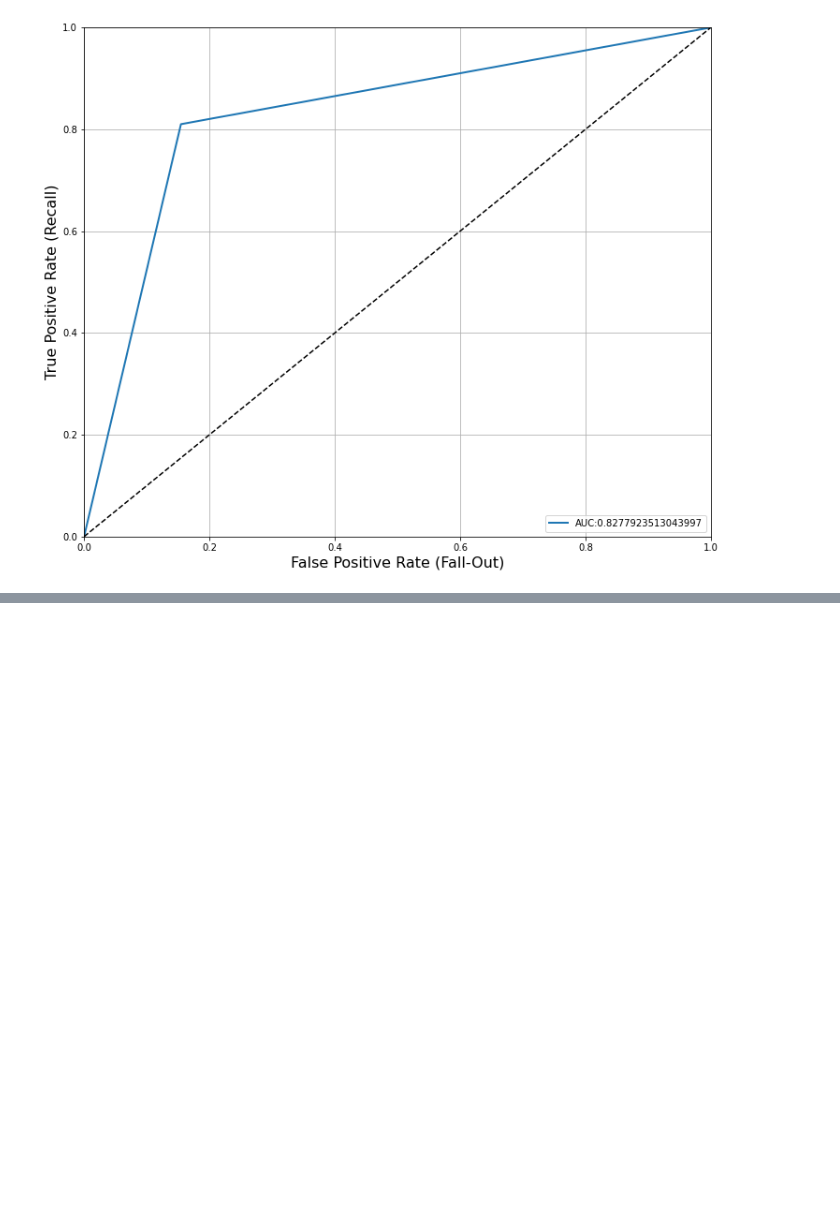
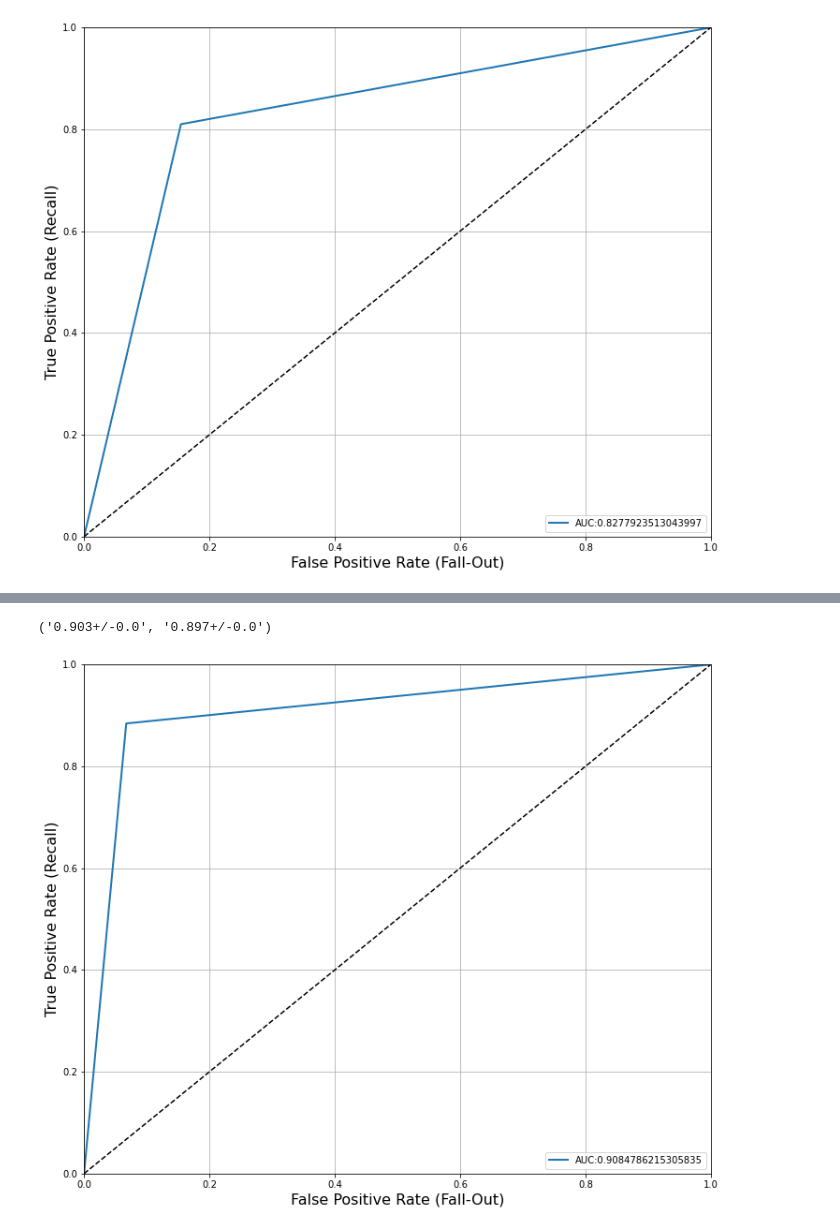
Before and after one commit to jorgecompleto/Churn-Supervised-Learning-Project, a Jupyter notebook: Churn Classifier - Supervised Learning.ipynb, the cells around one changed output, grey strips where cells are left out. Saved outputs shown, nothing was run; the diff lists cells and outputs as text; code cells hidden in the pictures; blank space fills up the shorter version.

```diff
--- a/Churn Classifier - Supervised Learning.ipynb
+++ b/Churn Classifier - Supervised Learning.ipynb
@@ -1282,0 +1699,2 @@ model = SVC(C = 50)
+# %%
+rfc = RandomForestClassifier(max_depth = 7)
@@ -1282,0 +1748,14 @@ model = SVC(C = 50)
+# %%
+max_depth_lst = [1,2,3,4,5,6,7,8,9,10,11]
+score_train_2 = []
+score_val_2 = []
+for i in max_depth_lst:
+    rfc = RandomForestClassifier(max_depth = i)
+    rfc.fit(X_train_scaled_rf, y_train)
+    run_train = rfc.score(X_train_scaled_rf, y_train)
+    run_val = rfc.score(X_val_scaled_rf, y_val)
+    score_train_2.append(run_train)
+    score_val_2.append(run_val)
+
+print(score_train_2)
+print(score_val_2)
@@ -1282,0 +1932,4 @@ model = SVC(C = 50)
+# %%
+rfc_opt = RandomForestClassifier(n_estimators = 150, max_depth = 7)
+rfc_opt.fit(X_train_scaled_rf, y_train)
+y_pred = rfc_opt.predict(X_val_scaled_rf)
@@ -1282,0 +2067,33 @@ model = SVC(C = 50)
+# %%
+from sklearn.model_selection import StratifiedKFold
+
+compare_models(X, y, RandomForestClassifier(n_estimators = 150, max_depth = 7))
+# %% [output]
+('0.903+/-0.0', '0.897+/-0.0')
+# %%
+from sklearn.metrics import roc_curve, roc_auc_score
+
+
+y_pred = rfc_opt.predict(X_val_scaled_rf)
+fpr, tpr, thresholds = roc_curve(y_val, y_pred)
+auc = roc_auc_score(y_val, y_pred)
+# %%
+def plot_roc_curve(fpr, tpr, label = 'AUC= ' + str(auc)):
+    plt.plot(fpr, tpr, linewidth = 2, label = label)
+    plt.plot([0, 1], [0, 1], 'k--') # dashed diagonal
+    plt.axis([0, 1, 0, 1])
+    plt.xlabel('False Positive Rate (Fall-Out)', fontsize=16)
+    plt.ylabel('True Positive Rate (Recall)', fontsize=16)
+    plt.grid(True)
+
+plt.figure(figsize=(12, 10))
+plot_roc_curve(fpr, tpr, label = 'AUC:' + str(auc))
+plt.legend(loc = 4)
+#fpr_90 = fpr[np.argmax(tpr >= recall_90_precision)]
+#plt.plot([fpr_90, fpr_90], [0., recall_90_precision], "r:")
+#plt.plot([0.0, fpr_90], [recall_90_precision, recall_90_precision], "r:")
+#plt.plot([fpr_90], [recall_90_precision], "ro")
+#save_fig("roc_curve_plot")
+plt.show()
+# %% [output]
+[figure, added]
```
Also changed, not shown: parts of 93 cells of this notebook.
